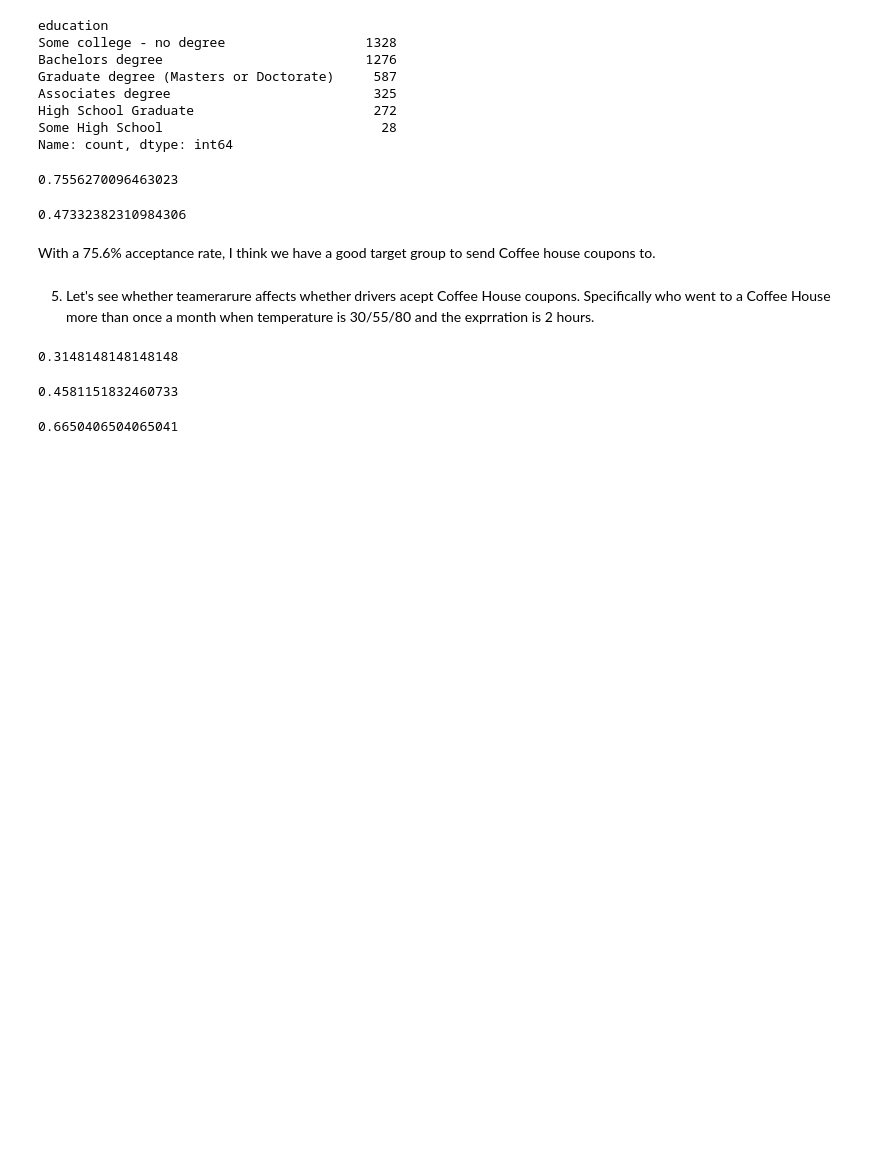
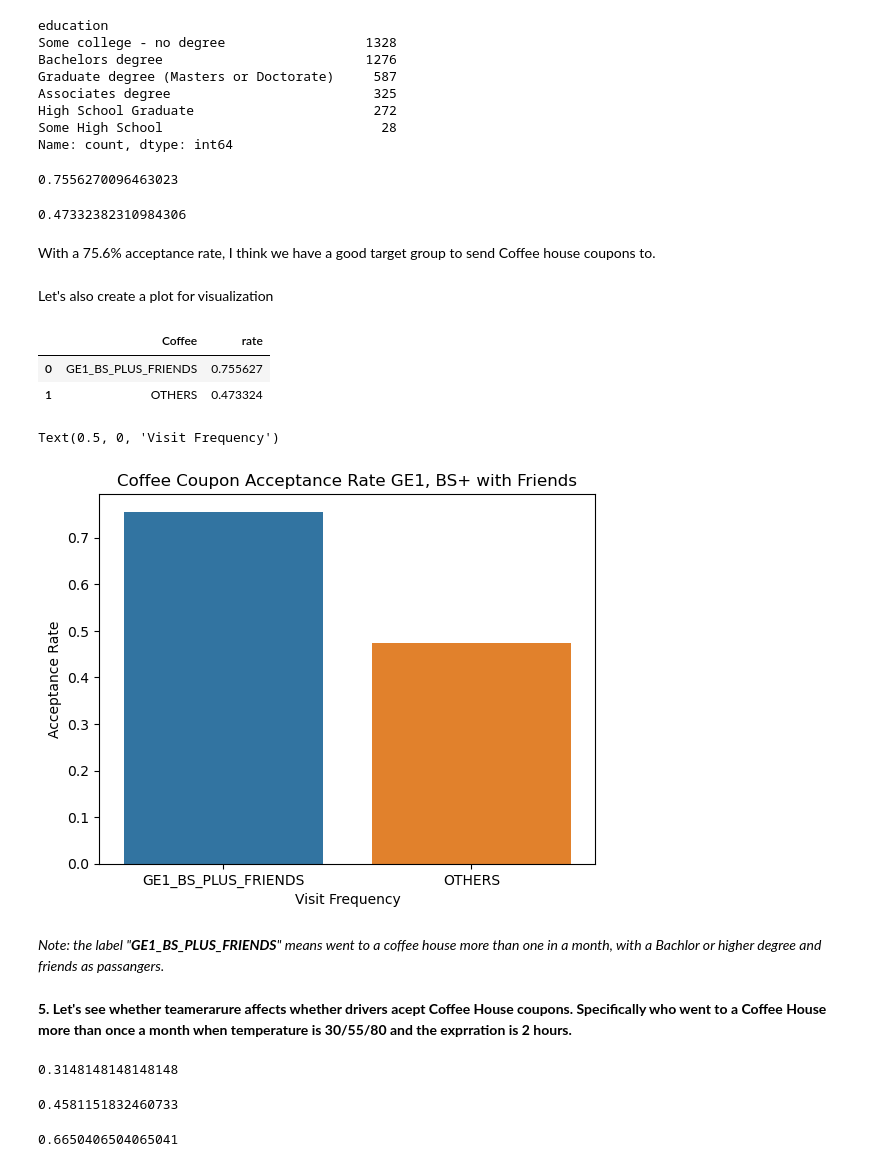
Before and after one commit to sgirem463/ML-AI-Driver-Coupons, a Jupyter notebook: driver_coupons.ipynb, the cells around one changed output. Saved outputs shown, nothing was run; the diff lists cells and outputs as text; code cells hidden in the pictures; blank space fills up the shorter version.

```diff
--- a/driver_coupons.ipynb
+++ b/driver_coupons.ipynb
@@ -903,18 +963,40 @@ Name: count, dtype: int64
 # %%
 education_BS_PLUS = ['Bachelors degree', 'Graduate degree (Masters or Doctorate)']
 # went to a Coffee House more than once a month with friends as passengers and with a Bachelors or higher education
-dataCoffee.query('CoffeeHouse in @GE1 and education in @education_BS_PLUS and passanger == "Friend(s)"')['Y'].mean()
+coffeeEdFriends = dataCoffee.query('CoffeeHouse in @GE1 and education in @education_BS_PLUS and passanger == "Friend(s)"')['Y'].mean()
+coffeeEdFriends
 # %% [output]
 0.7556270096463023
 # %%
 # all the others
-dataCoffee.query('CoffeeHouse not in @GE1 or education not in @education_BS_PLUS or passanger != "Friend(s)"')['Y'].mean()
+notCoffeeEdFriends = dataCoffee.query('CoffeeHouse not in @GE1 or education not in @education_BS_PLUS or passanger != "Friend(s)"')['Y'].mean()
+notCoffeeEdFriends
 # %% [output]
 0.47332382310984306
 # %% [markdown]
 With a 75.6% acceptance rate, I think we have a good target group to send Coffee house coupons to.
+# %% [markdown]
+Let's also create a plot for visualization
+# %%
+# create a new Dataframe for acceptance rate comparison
+dataCoffee34 = pd.DataFrame(data = {'Coffee': ['GE1_BS_PLUS_FRIENDS', 'OTHERS'], 'rate': [coffeeEdFriends, notCoffeeEdFriends]})
+dataCoffee34
+# %% [output]
+|  | Coffee | rate |
+| 0 | GE1_BS_PLUS_FRIENDS | 0.755627 |
+| 1 | OTHERS | 0.473324 |
+# %%
+ax = sns.barplot(dataCoffee34, x = 'Coffee', y = 'rate', hue = 'Coffee')
+plt.title('Coffee Coupon Acceptance Rate GE1, BS+ with Friends')
+ax.set_ylabel('Acceptance Rate')
+ax.set_xlabel('Visit Frequency')
+# %% [output]
+Text(0.5, 0, 'Visit Frequency')
+[figure, added]
+# %% [markdown]
+_Note: the label "__GE1_BS_PLUS_FRIENDS__" means went to a coffee house more than one in a month, with a Bachlor or higher degree and friends as passangers._
 # %% [markdown]
-5. Let's see whether teamerarure affects whether drivers acept Coffee House coupons. Specifically who went to a Coffee House more than once a month when temperature is 30/55/80 and the exprration is 2 hours.
+__5. Let's see whether teamerarure affects whether drivers acept Coffee House coupons. Specifically who went to a Coffee House more than once a month when temperature is 30/55/80 and the exprration is 2 hours.__
 # %%
 dataCoffee.query('CoffeeHouse in @GE1 and temperature == 30 and expiration == "2h"')['Y'].mean()
 # %% [output]
```
Also changed, not shown: parts of 28 cells of this notebook.
